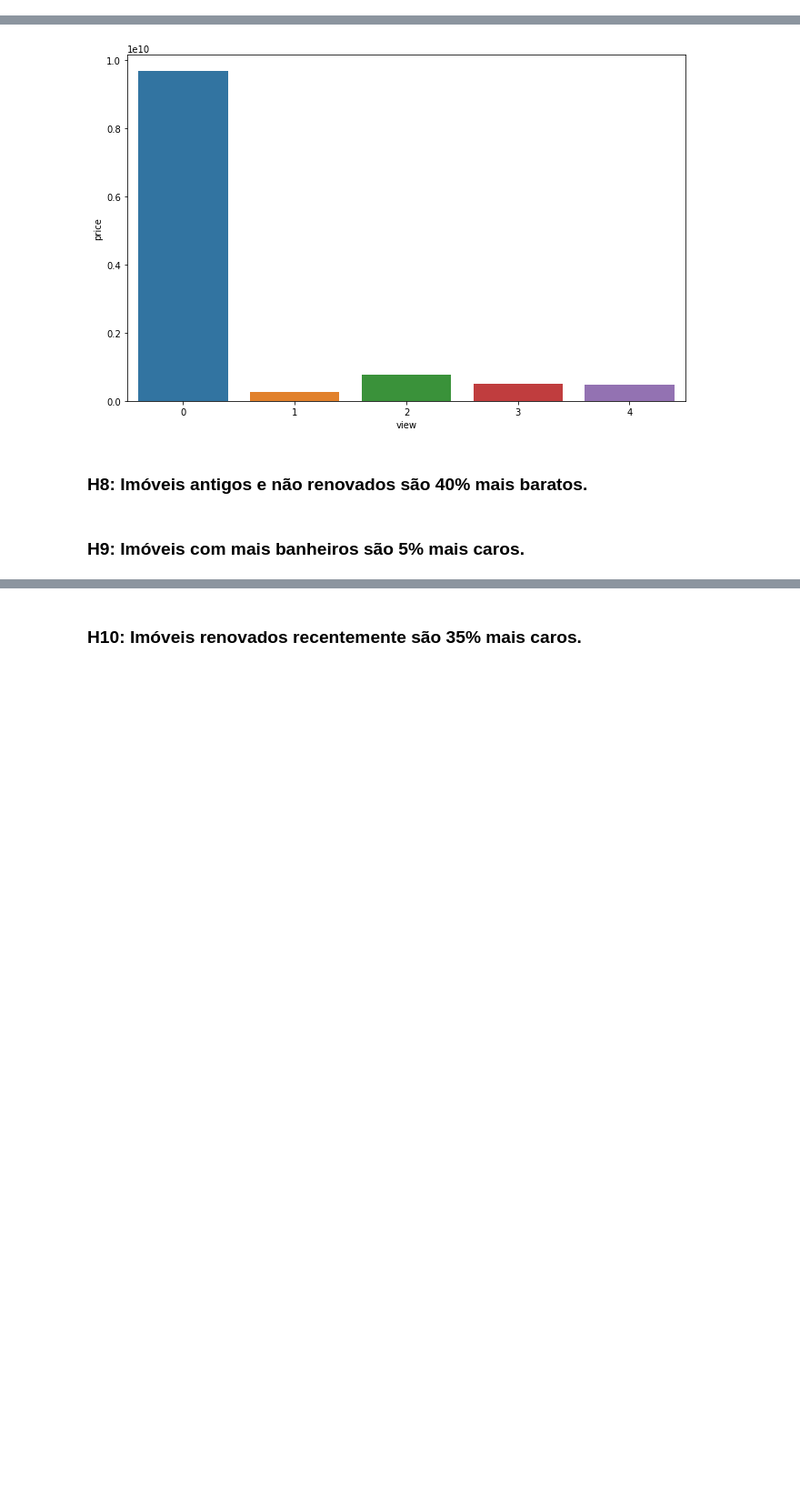
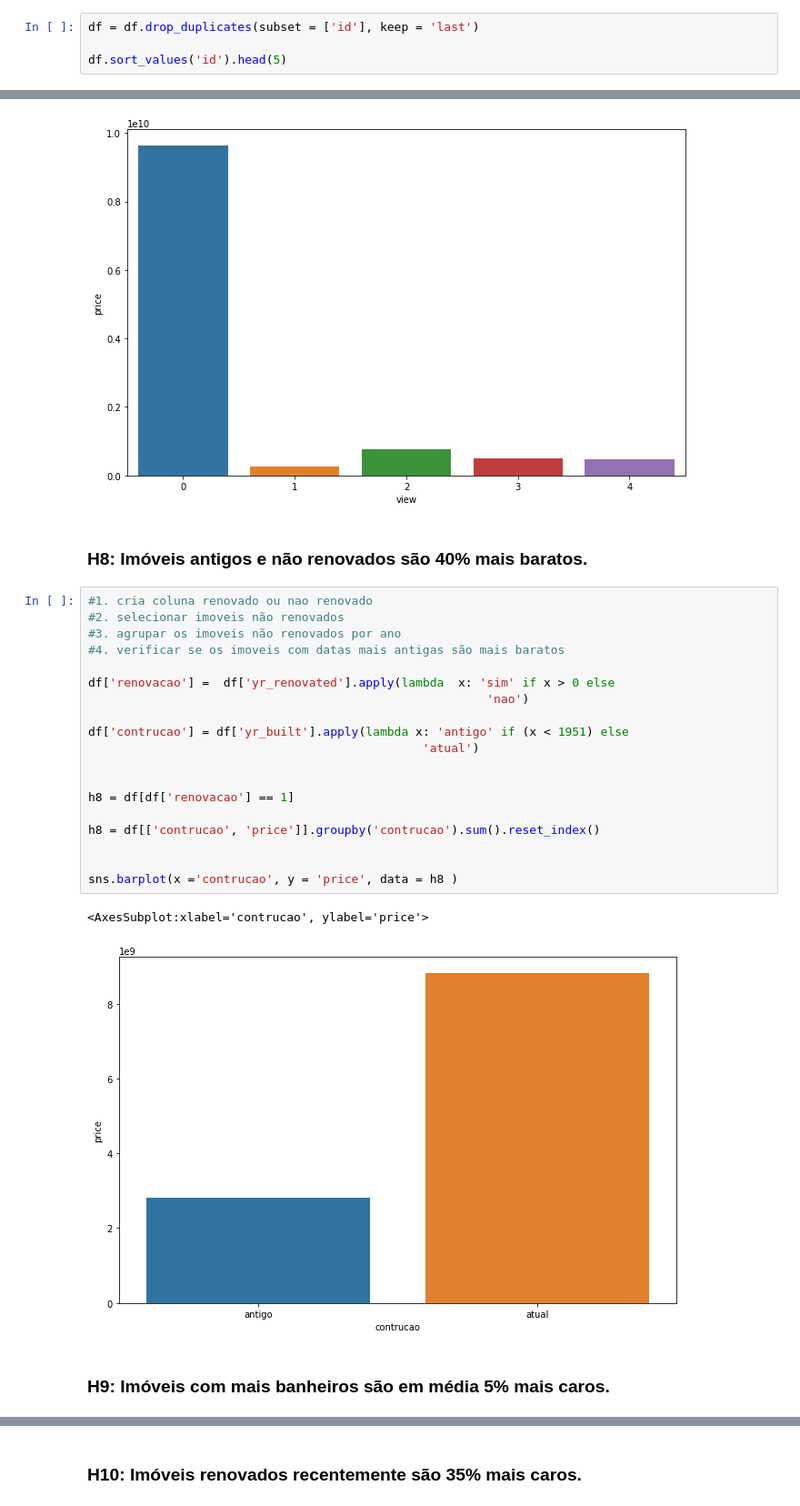
Before and after one commit to rsoliveirac/Python_do_zero_ao_DS, a Jupyter notebook: Projeto-Insight.ipynb, the cells around one changed output, grey strips where cells are left out. Shown: that part at 91% size. Saved outputs shown, nothing was run; the diff lists cells and outputs as text; blank space fills up the shorter version.

```diff
--- a/Projeto-Insight.ipynb
+++ b/Projeto-Insight.ipynb
@@ -79,0 +92,4 @@ df['date'] = pd.to_datetime(df['date']) #transformando para o formato certo
+# %%
+df = df.drop_duplicates(subset = ['id'], keep = 'last')
+
+df.sort_values('id').head(5)
@@ -265,5 +294,27 @@ sns.barplot(h7['view'], h7['price']);
 [figure]
 # %% [markdown]
 ### H8: Imóveis antigos e não renovados são 40% mais baratos.
+# %%
+#1. cria coluna renovado ou nao renovado
+#2. selecionar imoveis não renovados
+#3. agrupar os imoveis não renovados por ano
+#4. verificar se os imoveis com datas mais antigas são mais baratos
+
+df['renovacao'] =  df['yr_renovated'].apply(lambda  x: 'sim' if x > 0 else
+                                                        'nao')
+
+df['contrucao'] = df['yr_built'].apply(lambda x: 'antigo' if (x < 1951) else
+                                               'atual')
+
+
+h8 = df[df['renovacao'] == 1]
+
+h8 = df[['contrucao', 'price']].groupby('contrucao').sum().reset_index()
+
+
+sns.barplot(x ='contrucao', y = 'price', data = h8 )
+# %% [output]
+<AxesSubplot:xlabel='contrucao', ylabel='price'>
+[figure, added]
 # %% [markdown]
-### H9: Imóveis com mais banheiros são 5% mais caros.
+### H9: Imóveis com mais banheiros são em média 5% mais caros.
```
Also changed, not shown: parts of 16 cells of this notebook.
